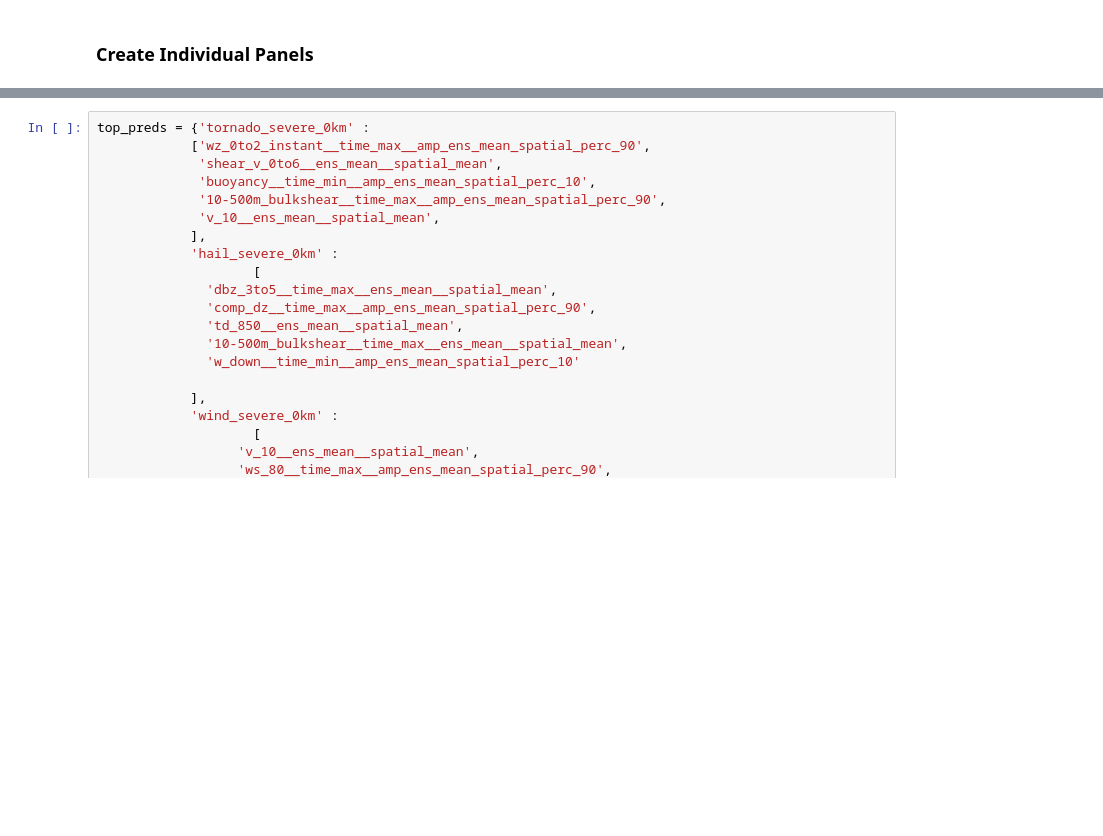
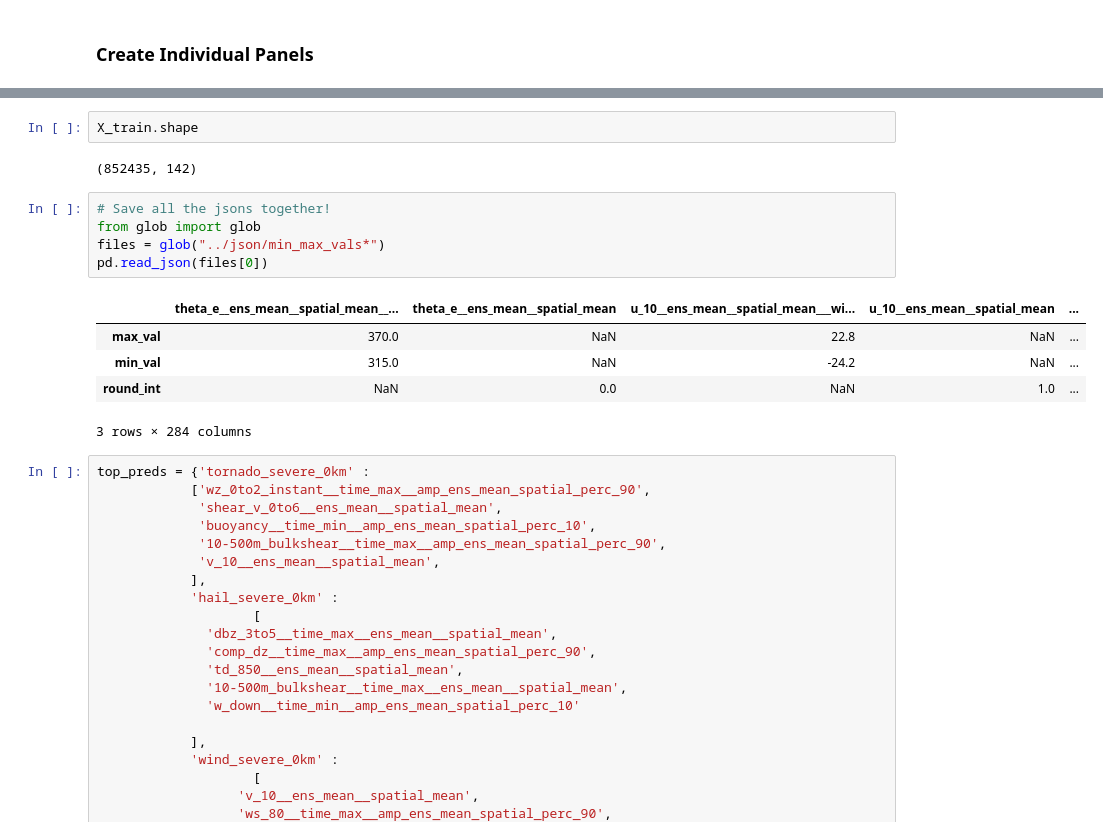
Before and after one commit to NOAA-National-Severe-Storms-Laboratory/frdd-wofs-ml-severe, a Jupyter notebook: wofs_ml_severe/explain/cbwofs_explainability_graphics.ipynb, the cells around one changed output, grey strips where cells are left out. Drawn from its saved outputs; the diff is of its cells as text; blank space fills up the shorter version.

```diff
--- a/wofs_ml_severe/explain/cbwofs_explainability_graphics.ipynb
+++ b/wofs_ml_severe/explain/cbwofs_explainability_graphics.ipynb
@@ -247,3 +301,18 @@ Only keeping warm season cases for the official training!
+# %%
+X_train.shape
+# %% [output]
+(852435, 142)
+# %%
+# Save all the jsons together!
+from glob import glob
+files = glob("../json/min_max_vals*")
+pd.read_json(files[0])
+# %% [output]
+|  | theta_e__ens_mean__spatial_mean__... | theta_e__ens_mean__spatial_mean | u_10__ens_mean__spatial_mean___wi... | u_10__ens_mean__spatial_mean | ... |
+| max_val | 370.0 | NaN | 22.8 | NaN | ... |
+| min_val | 315.0 | NaN | -24.2 | NaN | ... |
+| round_int | NaN | 0.0 | NaN | 1.0 | ... |
+3 rows × 284 columns
 # %%
 top_preds = {'tornado_severe_0km' :
             ['wz_0to2_instant__time_max__amp_ens_mean_spatial_perc_90',
```
Also changed, not shown: parts of 7 cells of this notebook, 6 other files.
